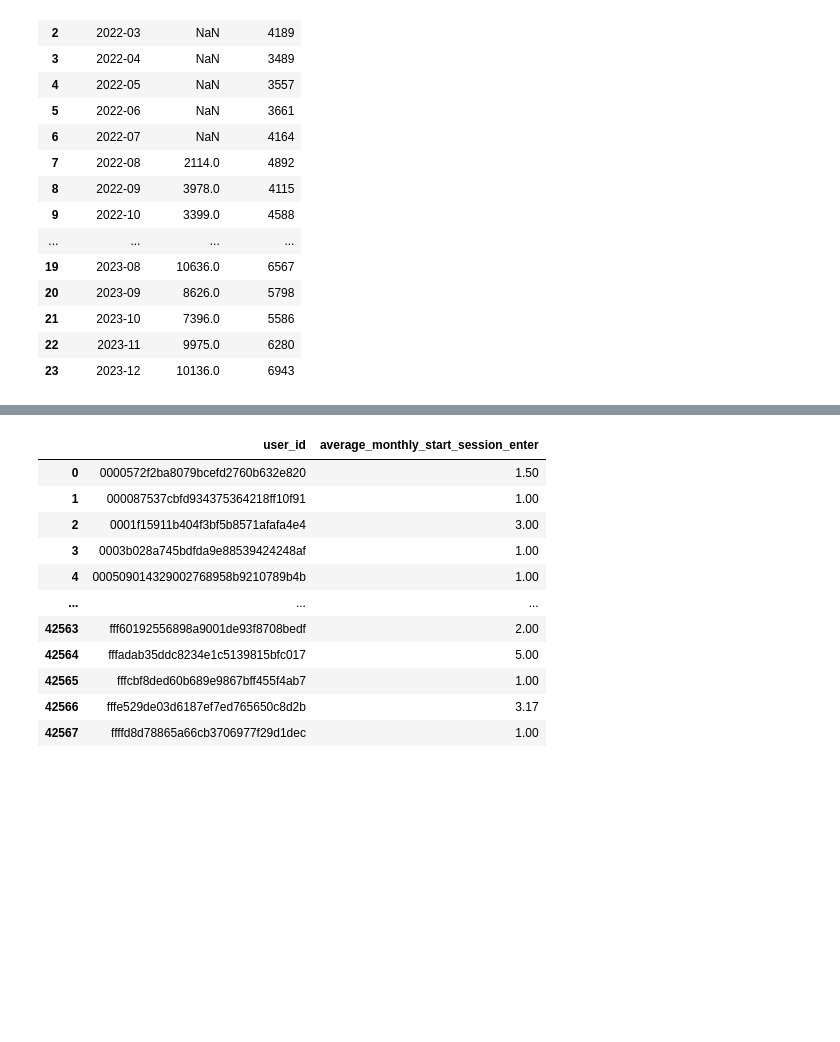
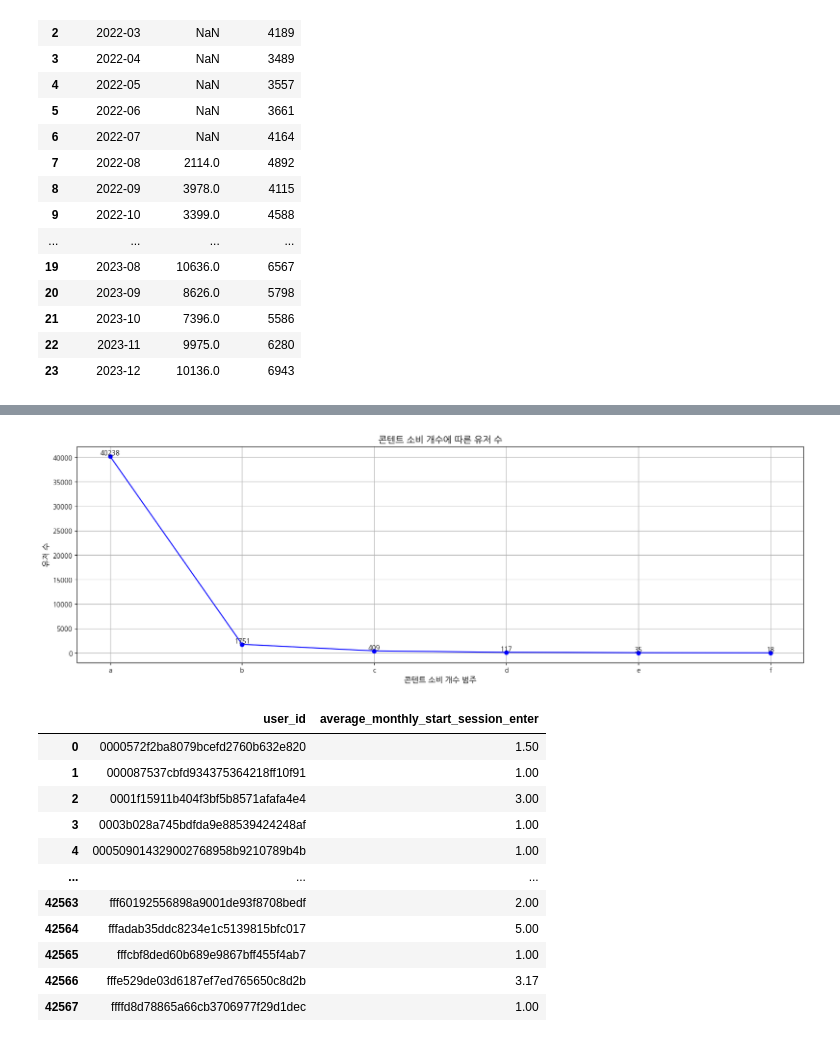
Before and after one commit to saeraniren/intermediate_project, a Jupyter notebook: yoochang_main.ipynb, the cells around one changed output, grey strips where cells are left out. Drawn from its saved outputs; the diff is of its cells as text; code cells hidden in the pictures; blank space fills up the shorter version.

```diff
--- a/yoochang_main.ipynb
+++ b/yoochang_main.ipynb
@@ -1661,3 +1907,21 @@ merged_user_counts
+# %%
+# 시각화
+plt.figure(figsize=(20, 6))
+plt.plot(category_counts.index, category_counts.values, marker='o', linestyle='-', color='b')
+
+# 그래프 설정
+plt.xlabel("콘텐트 소비 개수 범주", fontsize=12)
+plt.ylabel("유저 수", fontsize=12)
+plt.title("콘텐트 소비 개수에 따른 유저 수", fontsize=14)
+plt.grid(True)  # 격자 추가
+
+# 값 표시 (데이터 포인트 위에 숫자 표시)
+for i, txt in enumerate(category_counts.values):
+    plt.text(category_counts.index[i], category_counts.values[i] + 1, str(txt), ha='center', va='bottom', fontsize=10)
+
+plt.show()
+# %% [output]
+[figure, added]
 # %%
 # 유저들은 한 달에 몇 번이나 접속했나(평균)
 # 그룹바이이
```
Also changed, not shown: parts of 40 cells of this notebook.
